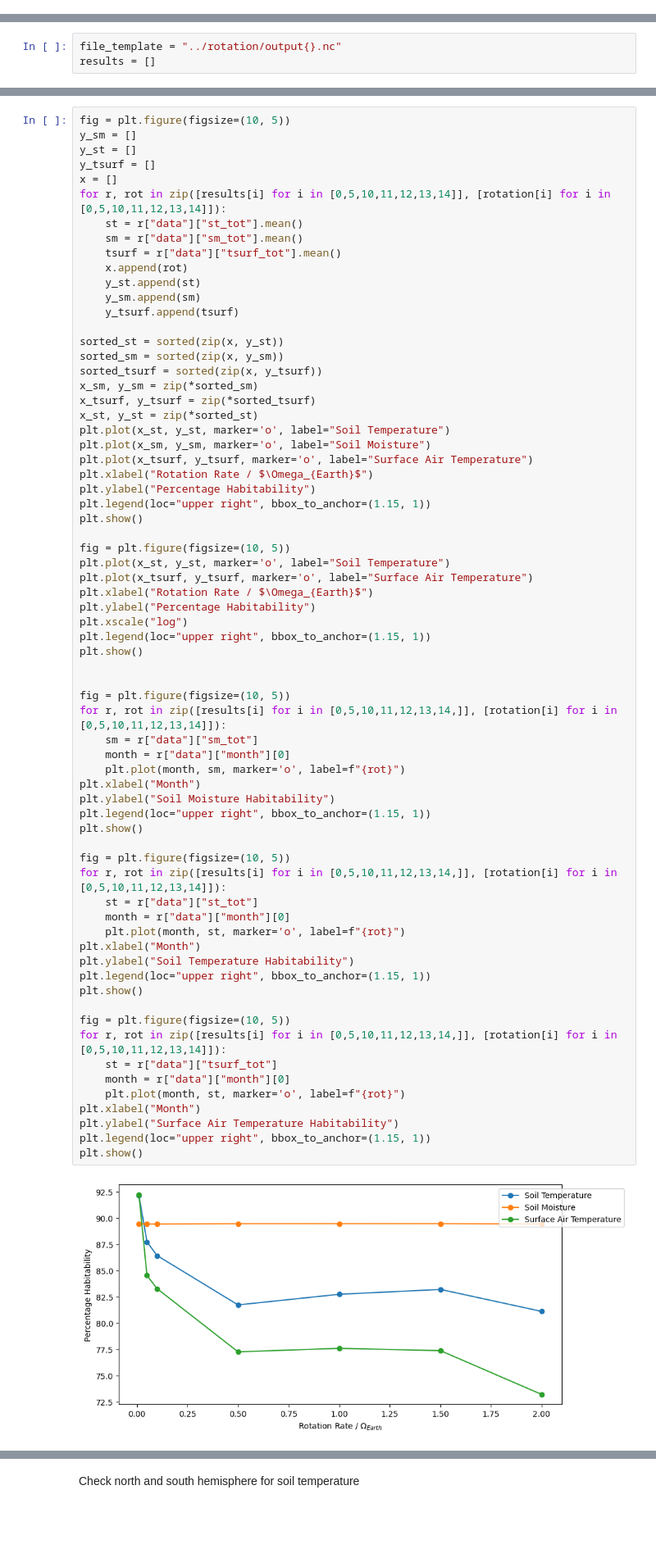
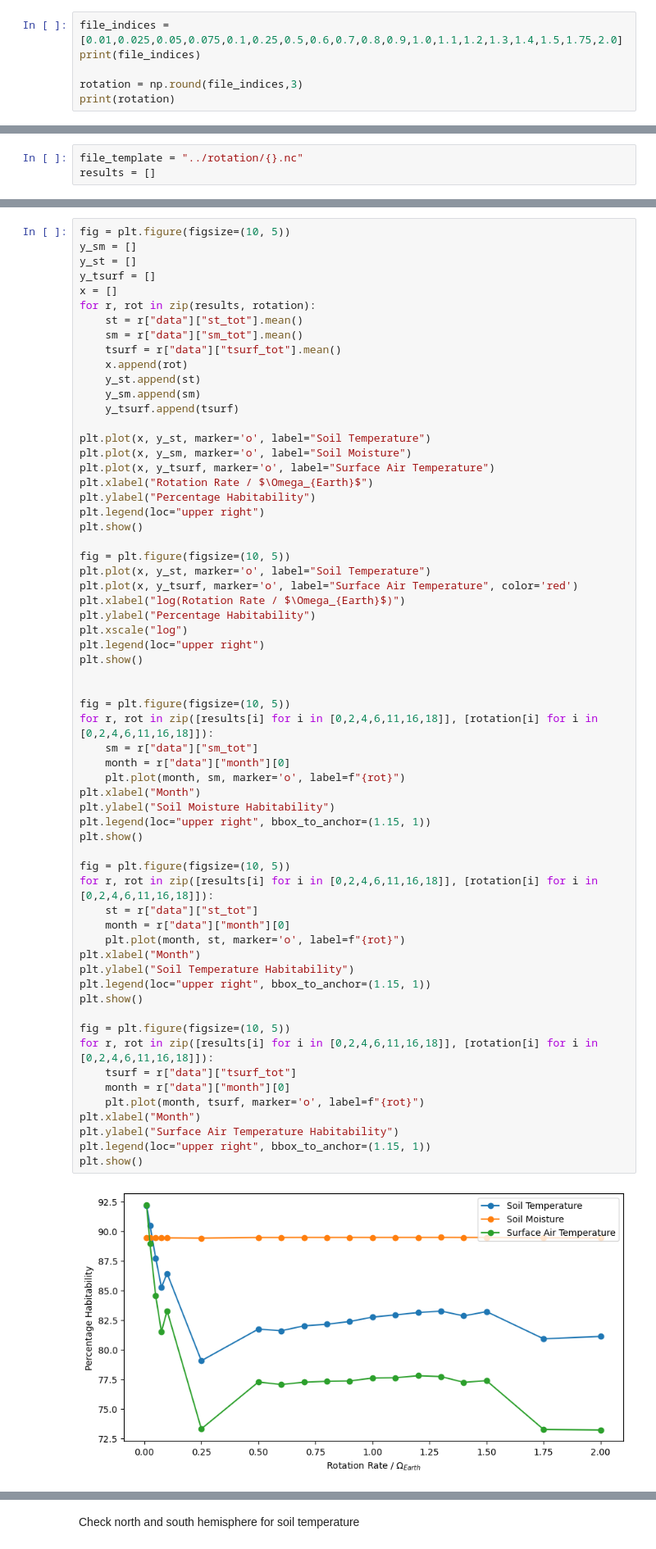
Before and after one commit to hannahw0od/habitability, a Jupyter notebook: plots_rot.ipynb, the cells around one changed output, grey strips where cells are left out. Shown at 82% size. Cells and saved outputs as stored; diff of their text form; blank space fills up the shorter version.

Commit message:
studying rotation rate

```diff
--- a/plots_rot.ipynb
+++ b/plots_rot.ipynb
@@ -20,0 +17,6 @@ print(rotation)
+# %%
+file_indices = [0.01,0.025,0.05,0.075,0.1,0.25,0.5,0.6,0.7,0.8,0.9,1.0,1.1,1.2,1.3,1.4,1.5,1.75,2.0]
+print(file_indices)
+
+rotation = np.round(file_indices,3)
+print(rotation)
@@ -21,5 +27,5 @@ print(rotation)
 # %%
-file_template = "../rotation/output{}.nc"
+file_template = "../rotation/{}.nc"
 results = []
 # %%
 for idx in file_indices:
@@ -110,7 +116,7 @@ y_sm = []
 y_st = []
 y_tsurf = []
 x = []
-for r, rot in zip([results[i] for i in [0,5,10,11,12,13,14]], [rotation[i] for i in [0,5,10,11,12,13,14]]):
+for r, rot in zip(results, rotation):
     st = r["data"]["st_tot"].mean()
     sm = r["data"]["sm_tot"].mean()
     tsurf = r["data"]["tsurf_tot"].mean()
@@ -119,58 +125,52 @@ for r, rot in zip([results[i] for i in [0,5,10,11,12,13,14]], [rotation[i] for i
     y_sm.append(sm)
     y_tsurf.append(tsurf)
 
-sorted_st = sorted(zip(x, y_st))
-sorted_sm = sorted(zip(x, y_sm))
-sorted_tsurf = sorted(zip(x, y_tsurf))
-x_sm, y_sm = zip(*sorted_sm)
-x_tsurf, y_tsurf = zip(*sorted_tsurf)
-x_st, y_st = zip(*sorted_st)
-plt.plot(x_st, y_st, marker='o', label="Soil Temperature")
-plt.plot(x_sm, y_sm, marker='o', label="Soil Moisture")
-plt.plot(x_tsurf, y_tsurf, marker='o', label="Surface Air Temperature")
+plt.plot(x, y_st, marker='o', label="Soil Temperature")
+plt.plot(x, y_sm, marker='o', label="Soil Moisture")
+plt.plot(x, y_tsurf, marker='o', label="Surface Air Temperature")
 plt.xlabel("Rotation Rate / $\Omega_{Earth}$")
 plt.ylabel("Percentage Habitability")
-plt.legend(loc="upper right", bbox_to_anchor=(1.15, 1))
+plt.legend(loc="upper right")
 plt.show()
 
 fig = plt.figure(figsize=(10, 5))
-plt.plot(x_st, y_st, marker='o', label="Soil Temperature")
-plt.plot(x_tsurf, y_tsurf, marker='o', label="Surface Air Temperature")
-plt.xlabel("Rotation Rate / $\Omega_{Earth}$")
+plt.plot(x, y_st, marker='o', label="Soil Temperature")
+plt.plot(x, y_tsurf, marker='o', label="Surface Air Temperature", color='red')
+plt.xlabel("log(Rotation Rate / $\Omega_{Earth}$)")
 plt.ylabel("Percentage Habitability")
 plt.xscale("log")
-plt.legend(loc="upper right", bbox_to_anchor=(1.15, 1))
+plt.legend(loc="upper right")
 plt.show()
 
 
 fig = plt.figure(figsize=(10, 5))
-for r, rot in zip([results[i] for i in [0,5,10,11,12,13,14,]], [rotation[i] for i in [0,5,10,11,12,13,14]]):
+for r, rot in zip([results[i] for i in [0,2,4,6,11,16,18]], [rotation[i] for i in [0,2,4,6,11,16,18]]):
     sm = r["data"]["sm_tot"]
     month = r["data"]["month"][0]
     plt.plot(month, sm, marker='o', label=f"{rot}")
 plt.xlabel("Month")
 plt.ylabel("Soil Moisture Habitability")
 plt.legend(loc="upper right", bbox_to_anchor=(1.15, 1))
 plt.show()
 
 fig = plt.figure(figsize=(10, 5))
-for r, rot in zip([results[i] for i in [0,5,10,11,12,13,14,]], [rotation[i] for i in [0,5,10,11,12,13,14]]):
+for r, rot in zip([results[i] for i in [0,2,4,6,11,16,18]], [rotation[i] for i in [0,2,4,6,11,16,18]]):
     st = r["data"]["st_tot"]
     month = r["data"]["month"][0]
     plt.plot(month, st, marker='o', label=f"{rot}")
 plt.xlabel("Month")
 plt.ylabel("Soil Temperature Habitability")
 plt.legend(loc="upper right", bbox_to_anchor=(1.15, 1))
 plt.show()
 
 fig = plt.figure(figsize=(10, 5))
-for r, rot in zip([results[i] for i in [0,5,10,11,12,13,14,]], [rotation[i] for i in [0,5,10,11,12,13,14]]):
-    st = r["data"]["tsurf_tot"]
+for r, rot in zip([results[i] for i in [0,2,4,6,11,16,18]], [rotation[i] for i in [0,2,4,6,11,16,18]]):
+    tsurf = r["data"]["tsurf_tot"]
     month = r["data"]["month"][0]
-    plt.plot(month, st, marker='o', label=f"{rot}")
+    plt.plot(month, tsurf, marker='o', label=f"{rot}")
 plt.xlabel("Month")
 plt.ylabel("Surface Air Temperature Habitability")
 plt.legend(loc="upper right", bbox_to_anchor=(1.15, 1))
 plt.show()
 # %% [output]
-[figure, old version]
+[figure, new version]
```
Also changed, not shown: parts of 9 cells of this notebook, 2 other files.
